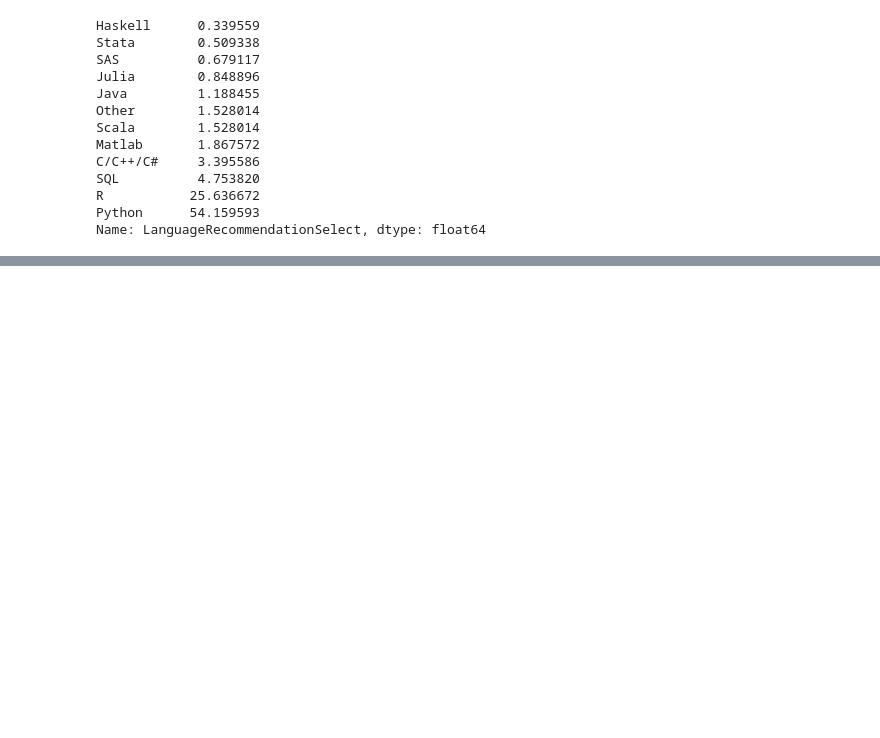
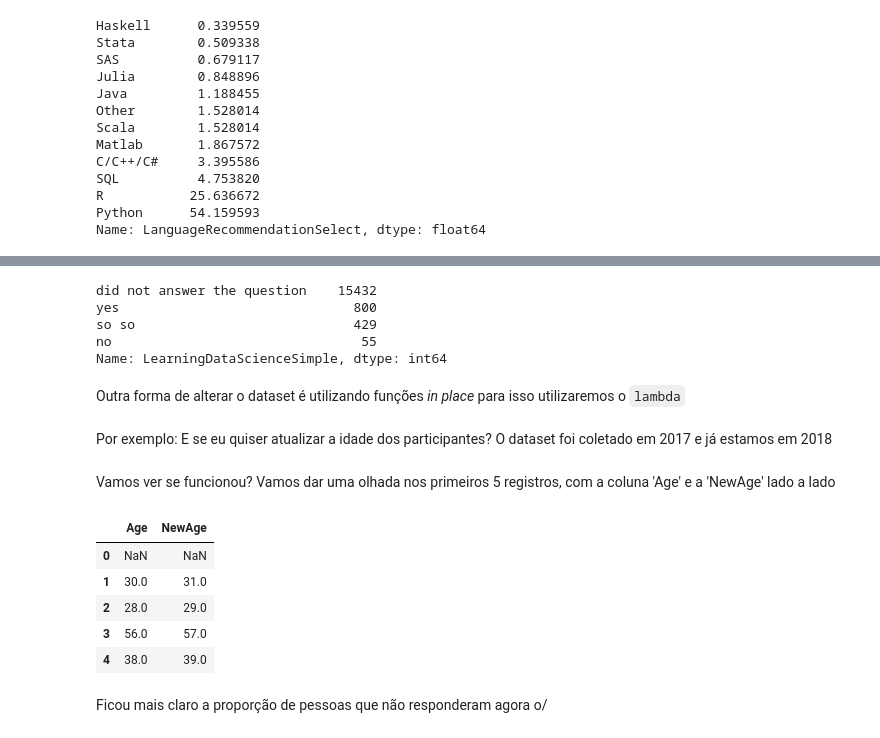
Before and after one commit to bahbbc/presentations, a Jupyter notebook: classes/structured_data/PandasStructuredData.ipynb, the cells around one changed output, grey strips where cells are left out. Drawn from its saved outputs; the diff is of its cells as text; code cells hidden in the pictures; blank space fills up the shorter version.

Commit message:
Add iloc and apply

```diff
--- a/classes/structured_data/PandasStructuredData.ipynb
+++ b/classes/structured_data/PandasStructuredData.ipynb
@@ -370,0 +407,2 @@ manipular dados estruturados?
+# %%
+multiple_choice['LearningDataScienceSimple'] = multiple_choice['LearningDataScience'].apply(replace_value)
@@ -370,0 +424,2 @@ manipular dados estruturados?
+# %%
+multiple_choice.drop(['LearningDataScience'], axis=1, inplace=True)
@@ -370,0 +432,29 @@ manipular dados estruturados?
+# %%
+multiple_choice['LearningDataScienceSimple'].fillna("did not answer the question", inplace=True)
+# %%
+multiple_choice['LearningDataScienceSimple'].value_counts()
+# %% [output]
+did not answer the question    15432
+yes                              800
+so so                            429
+no                                55
+Name: LearningDataScienceSimple, dtype: int64
+# %% [markdown]
+Outra forma de alterar o dataset é utilizando funções _in place_ para isso utilizaremos o `lambda`
+# %% [markdown]
+Por exemplo: E se eu quiser atualizar a idade dos participantes? O dataset foi coletado em 2017 e já estamos em 2018
+# %%
+multiple_choice['NewAge'] = multiple_choice['Age'].apply(lambda x: x + 1)
+# %% [markdown]
+Vamos ver se funcionou? Vamos dar uma olhada nos primeiros 5 registros, com a coluna 'Age' e a 'NewAge' lado a lado
+# %%
+multiple_choice[['Age','NewAge']][:5]
+# %% [output]
+|  | Age | NewAge |
+| 0 | NaN | NaN |
+| 1 | 30.0 | 31.0 |
+| 2 | 28.0 | 29.0 |
+| 3 | 56.0 | 57.0 |
+| 4 | 38.0 | 39.0 |
+# %% [markdown]
+Ficou mais claro a proporção de pessoas que não responderam agora o/
```
Also changed, not shown: parts of 16 cells of this notebook.
